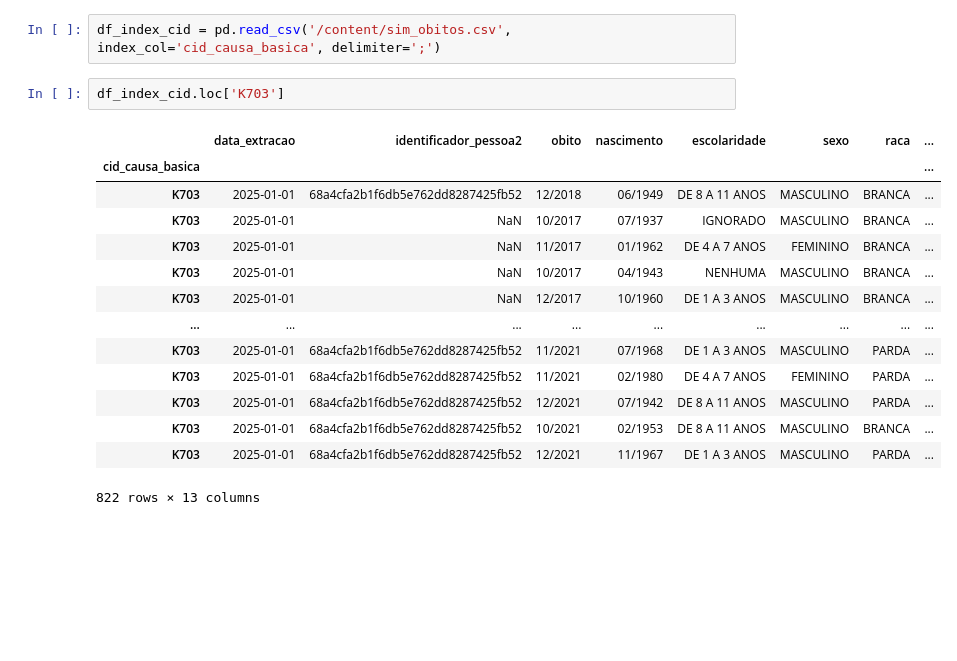
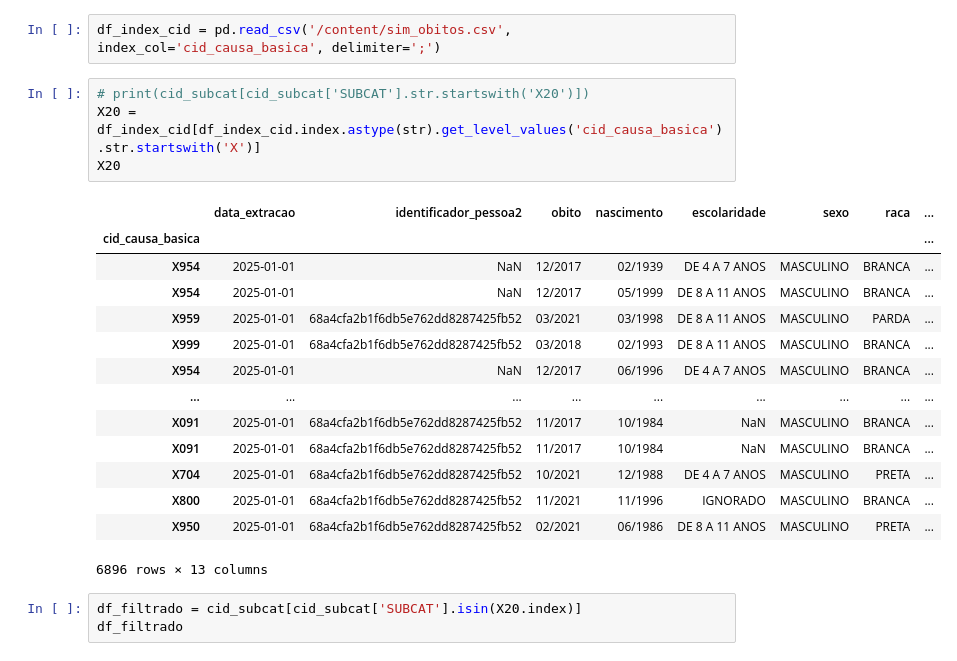
Before and after one commit to arturbernardo/data_sus, a Jupyter notebook: obitos_cid_datasus.ipynb, the cells around one changed output. Drawn from its saved outputs; the diff is of its cells as text; blank space fills up the shorter version.

```diff
--- a/obitos_cid_datasus.ipynb
+++ b/obitos_cid_datasus.ipynb
@@ -48,20 +45,25 @@ cid_subcat
 12451 rows × 9 columns
 # %%
 df_index_cid = pd.read_csv('/content/sim_obitos.csv', index_col='cid_causa_basica', delimiter=';')
-# %%
-df_index_cid.loc['K703']
-# %% [output]
-|  | data_extracao | identificador_pessoa2 | obito | nascimento | escolaridade | sexo | raca | ... |
-| cid_causa_basica |  |  |  |  |  |  |  | ... |
-| K703 | 2025-01-01 | 68a4cfa2b1f6db5e762dd8287425fb52 | 12/2018 | 06/1949 | DE 8 A 11 ANOS | MASCULINO | BRANCA | ... |
-| K703 | 2025-01-01 | NaN | 10/2017 | 07/1937 | IGNORADO | MASCULINO | BRANCA | ... |
-| K703 | 2025-01-01 | NaN | 11/2017 | 01/1962 | DE 4 A 7 ANOS | FEMININO | BRANCA | ... |
-| K703 | 2025-01-01 | NaN | 10/2017 | 04/1943 | NENHUMA | MASCULINO | BRANCA | ... |
-| K703 | 2025-01-01 | NaN | 12/2017 | 10/1960 | DE 1 A 3 ANOS | MASCULINO | BRANCA | ... |
-| ... | ... | ... | ... | ... | ... | ... | ... | ... |
-| K703 | 2025-01-01 | 68a4cfa2b1f6db5e762dd8287425fb52 | 11/2021 | 07/1968 | DE 1 A 3 ANOS | MASCULINO | PARDA | ... |
-| K703 | 2025-01-01 | 68a4cfa2b1f6db5e762dd8287425fb52 | 11/2021 | 02/1980 | DE 4 A 7 ANOS | FEMININO | PARDA | ... |
-| K703 | 2025-01-01 | 68a4cfa2b1f6db5e762dd8287425fb52 | 12/2021 | 07/1942 | DE 8 A 11 ANOS | MASCULINO | PARDA | ... |
-| K703 | 2025-01-01 | 68a4cfa2b1f6db5e762dd8287425fb52 | 10/2021 | 02/1953 | DE 8 A 11 ANOS | MASCULINO | BRANCA | ... |
-| K703 | 2025-01-01 | 68a4cfa2b1f6db5e762dd8287425fb52 | 12/2021 | 11/1967 | DE 1 A 3 ANOS | MASCULINO | PARDA | ... |
-822 rows × 13 columns
+# %%
+# print(cid_subcat[cid_subcat['SUBCAT'].str.startswith('X20')])
+X20 = df_index_cid[df_index_cid.index.astype(str).get_level_values('cid_causa_basica').str.startswith('X')]
+X20
+# %% [output]
+|  | data_extracao | identificador_pessoa2 | obito | nascimento | escolaridade | sexo | raca | ... |
+| cid_causa_basica |  |  |  |  |  |  |  | ... |
+| X954 | 2025-01-01 | NaN | 12/2017 | 02/1939 | DE 4 A 7 ANOS | MASCULINO | BRANCA | ... |
+| X954 | 2025-01-01 | NaN | 12/2017 | 05/1999 | DE 8 A 11 ANOS | MASCULINO | BRANCA | ... |
+| X959 | 2025-01-01 | 68a4cfa2b1f6db5e762dd8287425fb52 | 03/2021 | 03/1998 | DE 8 A 11 ANOS | MASCULINO | PARDA | ... |
+| X999 | 2025-01-01 | 68a4cfa2b1f6db5e762dd8287425fb52 | 03/2018 | 02/1993 | DE 8 A 11 ANOS | MASCULINO | BRANCA | ... |
+| X954 | 2025-01-01 | NaN | 12/2017 | 06/1996 | DE 4 A 7 ANOS | MASCULINO | BRANCA | ... |
+| ... | ... | ... | ... | ... | ... | ... | ... | ... |
+| X091 | 2025-01-01 | 68a4cfa2b1f6db5e762dd8287425fb52 | 11/2017 | 10/1984 | NaN | MASCULINO | BRANCA | ... |
+| X091 | 2025-01-01 | 68a4cfa2b1f6db5e762dd8287425fb52 | 11/2017 | 10/1984 | NaN | MASCULINO | BRANCA | ... |
+| X704 | 2025-01-01 | 68a4cfa2b1f6db5e762dd8287425fb52 | 10/2021 | 12/1988 | DE 4 A 7 ANOS | MASCULINO | PRETA | ... |
+| X800 | 2025-01-01 | 68a4cfa2b1f6db5e762dd8287425fb52 | 11/2021 | 11/1996 | IGNORADO | MASCULINO | BRANCA | ... |
+| X950 | 2025-01-01 | 68a4cfa2b1f6db5e762dd8287425fb52 | 02/2021 | 06/1986 | DE 8 A 11 ANOS | MASCULINO | PRETA | ... |
+6896 rows × 13 columns
+# %%
+df_filtrado = cid_subcat[cid_subcat['SUBCAT'].isin(X20.index)]
+df_filtrado
```
Also changed, not shown: parts of 4 cells of this notebook.
